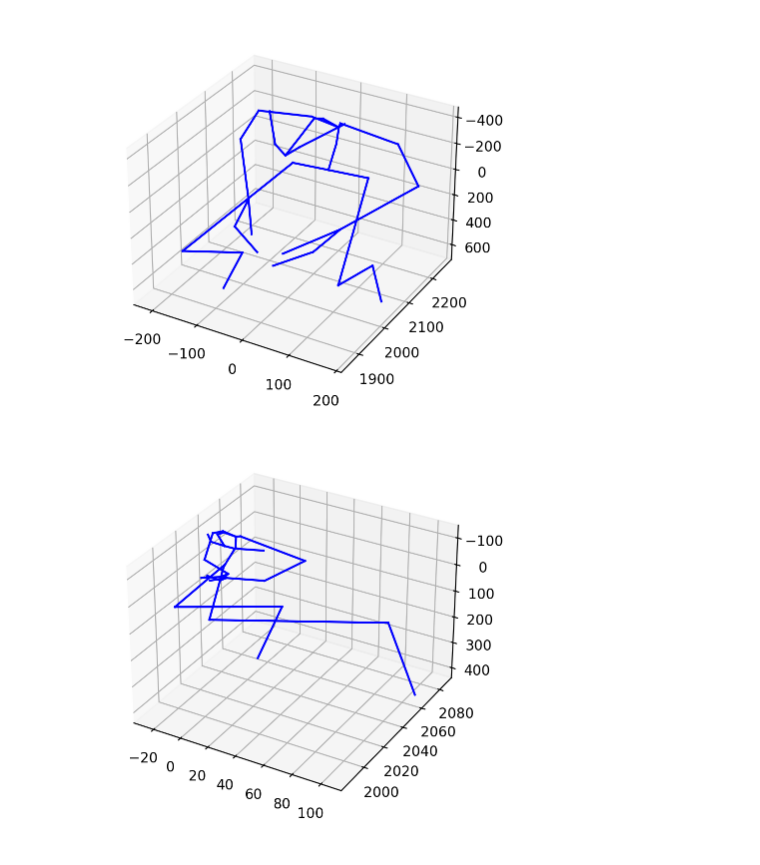
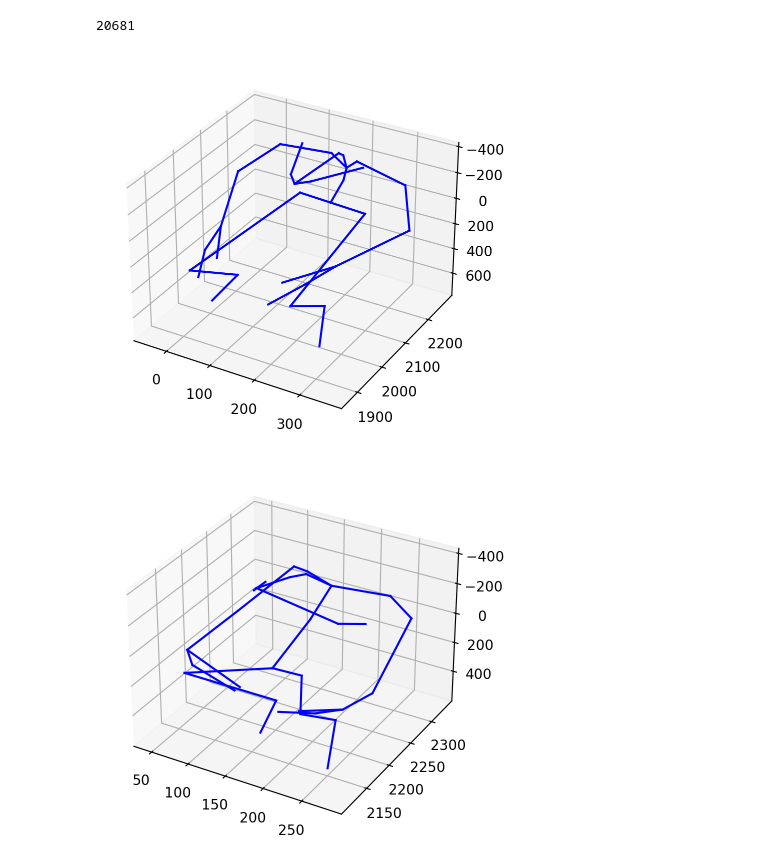
Before and after one commit to AurelienNioche/BehaviourWifi, a Jupyter notebook: main.ipynb, the cells around one changed output. Cells and saved outputs as stored; diff of their text form; code cells hidden in the pictures.

```diff
--- a/main.ipynb
+++ b/main.ipynb
@@ -20,0 +22,10 @@ def find_device(force_cpu):
+# %%
+data_folder = "/Volumes/Crucial X8/csi_depth_camera/data"
+assert os.path.exists(data_folder), "path to data does not exist"
+
+bkp_folder = "data/bkp"
+os.makedirs(bkp_folder, exist_ok=True)
+
+bkp_name = path_to_alphanumeric(data_folder)
+
+bkp_file = f"{bkp_folder}/{bkp_name}.pt"
@@ -20,0 +83,2 @@ def find_device(force_cpu):
+# %%
+train_dataset = torch.load(bkp_file)
@@ -21,8 +88,4 @@ def find_device(force_cpu):
 # %%
-device = find_device(force_cpu=True)
-print("Using device", device)
-
-# Load the data
-train_dataset = make_joint_dataset(device=device)
-vae = VAE.train_routine(train_dataset=train_dataset, device=device)
+vae = VAE.train_routine(train_dataset=train_dataset, device=device,
+                        w_loss_reg=0.0, lr=1e-5, batch_size=64, n_epoch=100)
 # %% [output]
@@ -34,5 +97,10 @@ plot_loss(hist_loss=vae.hist_loss)
+# %%
+len(train_dataset.x)
+# %% [output]
+20681
 # %%
-ex = train_dataset.x[1200]
+ex_idx = np.random.randint(len(train_dataset.x))
+ex = train_dataset.x[ex_idx]
 # %%
 with torch.no_grad():
     decoded, mu, std = vae(ex.clone())
@@ -42,12 +110,13 @@ ex_for_plot = train_dataset.untransform_and_unscale(ex.unsqueeze(0)).squeeze(0)
 # %%
 plot_skeleton_3d(ex_for_plot, train_dataset.joint_names)
 # %% [output]
-[figure, old version]
+[figure, new version]
 # %%
 with torch.no_grad():
-    decoded, _, _ = vae(ex.clone())
+    smp, mu, std = vae(ex.clone())
+    decoded = vae.decode(mu)
     ex_prime = train_dataset.untransform_and_unscale(decoded.unsqueeze(0)).squeeze(0)
 
 plot_skeleton_3d(ex_prime.squeeze(0), train_dataset.joint_names)
 # %% [output]
-[figure, old version]
+[figure, new version]
```
Also changed, not shown: parts of 7 cells of this notebook, 7 other files.
